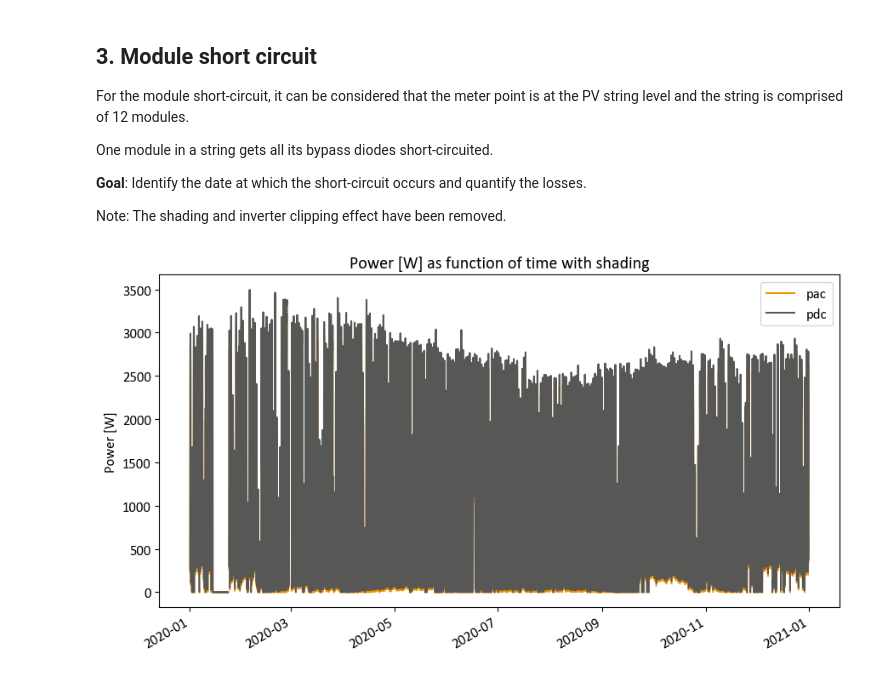
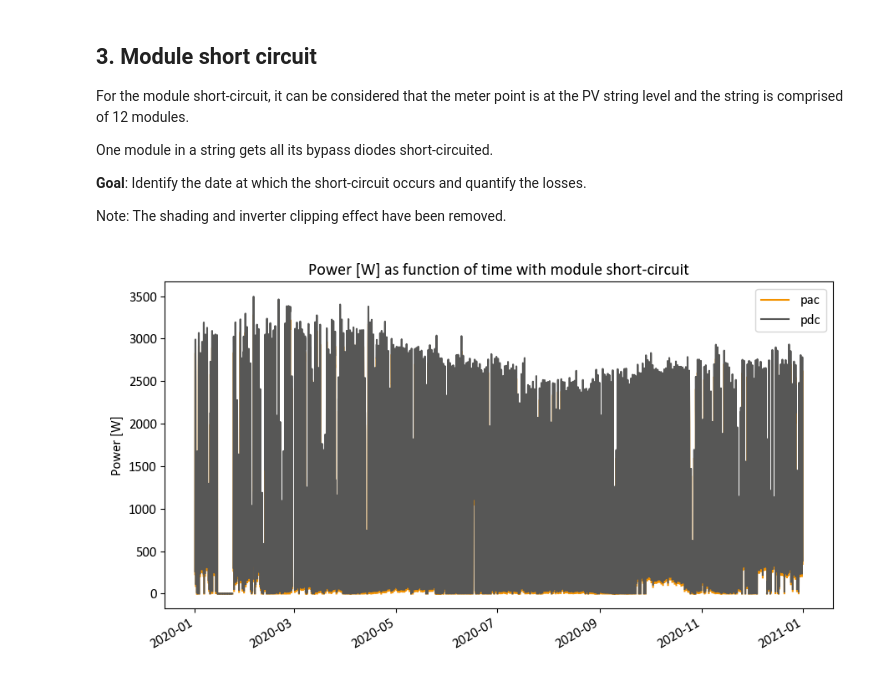
Before and after one commit to AlexandreHugoMathieu/pvfault_detection_solar_academy, a Jupyter notebook: notebooks/project.ipynb, the cells around one changed output. Cells and saved outputs as stored; diff of their text form; code cells hidden in the pictures.

```diff
--- a/notebooks/project.ipynb
+++ b/notebooks/project.ipynb
@@ -208,15 +208,15 @@ Note: The shading and inverter clipping effect have been removed.
 # %%
 pv_data_default = pd.read_csv(DATA_PATH / "project_data" / "project_sc.csv", index_col=0)
 pv_data_default.index = pd.to_datetime(pv_data_default.index) # Convert the index to a datetime index
 
 # Make the figure interactive and enable to zoom
 %matplotlib widget
 # If the widget does not work, the line below switches to a regular figure
 #%matplotlib inline
 
-pv_data_default[["pac","pdc"]].plot(title="Power [W] as function of time with shading", ylabel="Power [W]", figsize=(9,5))
+pv_data_default[["pac","pdc"]].plot(title="Power [W] as function of time with module short-circuit", ylabel="Power [W]", figsize=(9,5))
 plt.tight_layout()
 # %% [output]
-[figure, old version]
+[figure, new version]
 # %%
 # Develop your detection algorithm
```
Also changed, not shown: parts of 3 cells of this notebook, 13 other files.
